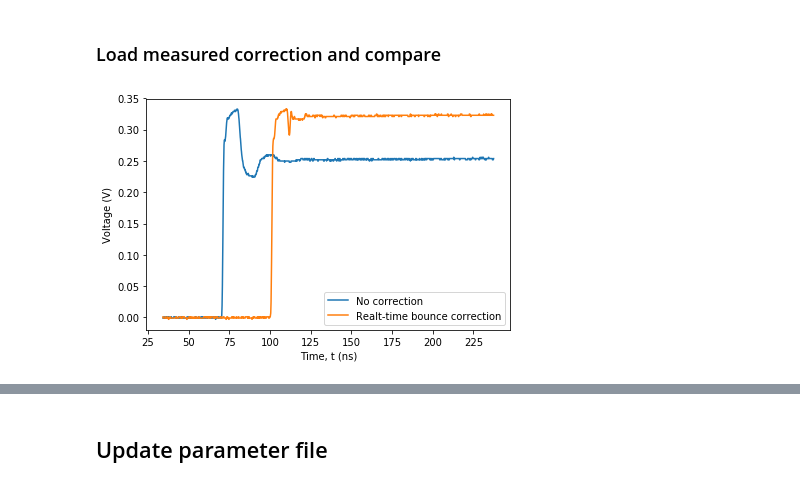
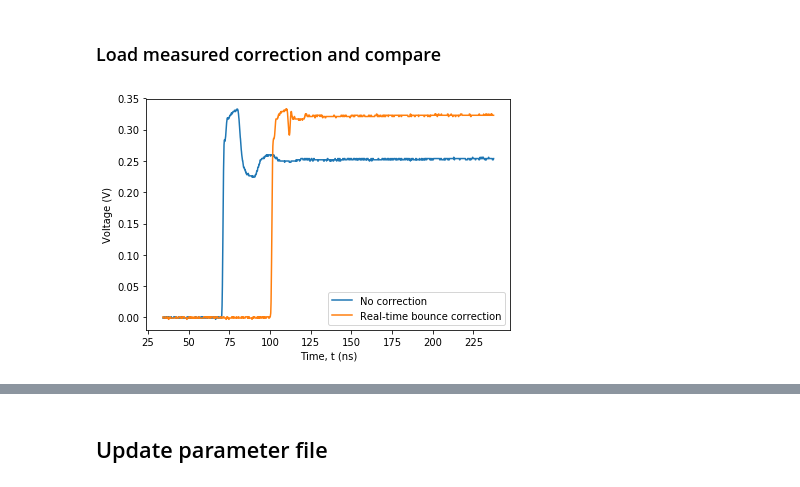
Before and after one commit to DiCarloLab-Delft/PycQED_py3, a Jupyter notebook: examples/AWG8_examples/Realtime_predistortion_test.ipynb, the cells around one changed output, grey strips where cells are left out. Saved outputs shown, nothing was run; the diff lists cells and outputs as text; code cells hidden in the pictures.

Commit message:
Comparison of predicted bounce correction with measured result.
+ added new plot
+ corrected typo in existing plot

```diff
--- a/examples/AWG8_examples/Realtime_predistortion_test.ipynb
+++ b/examples/AWG8_examples/Realtime_predistortion_test.ipynb
@@ -224,12 +228,12 @@ AWG8.set('sigouts_0_compensations_bcs_0_enable', 1)
 # %%
 data_corr = np.loadtxt('RefCurve_2018-07-05_1_130234.Wfm.csv', delimiter=';')
 plt.plot(data[:,0]*1e9, data[:,1], label='No correction')
-plt.plot(data[:,0]*1e9, data_corr[:,1], label='Realt-time bounce correction')
+plt.plot(data[:,0]*1e9, data_corr[:,1], label='Real-time bounce correction')
 plt.xlabel('Time, t (ns)')
 plt.ylabel('Voltage (V)')
 plt.tight_layout()
 plt.legend()
 plt.savefig('bounce_correction_measurements.png',dpi=600,bbox_inches='tight')
 plt.show()
 # %% [output]
-[figure, old version]
+[figure, new version]
```
Also changed, not shown: parts of 9 cells of this notebook.
